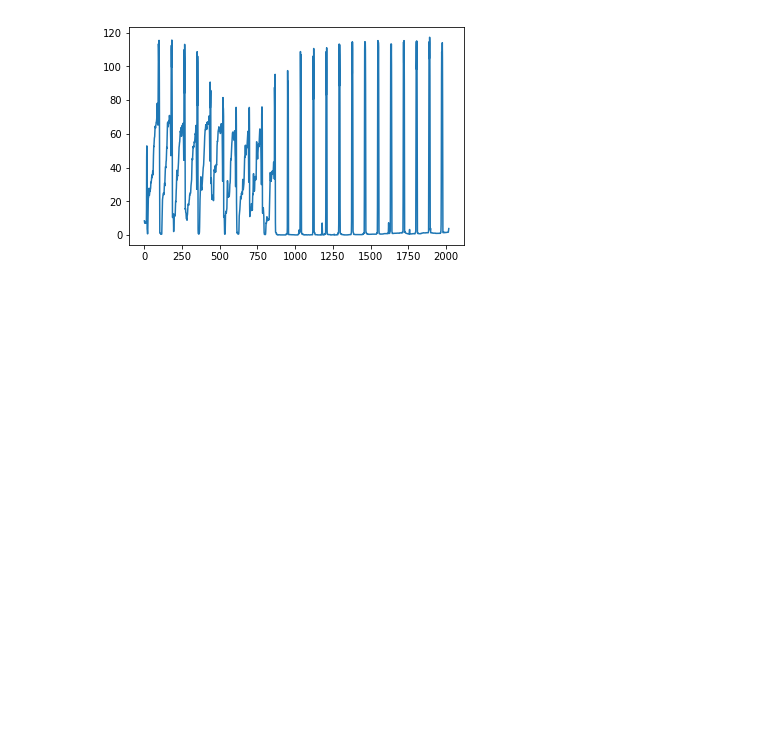
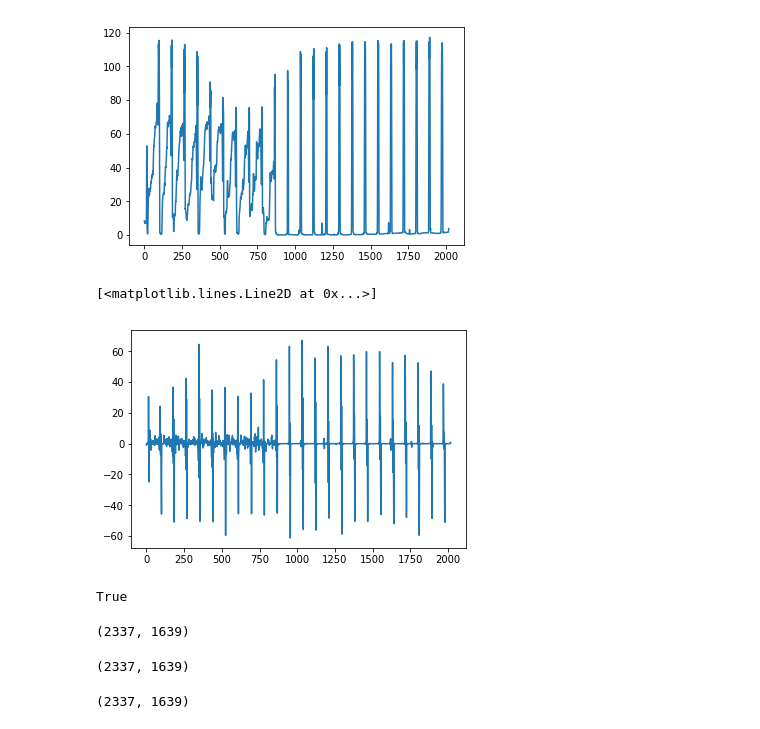
Before and after one commit to ekeleshian/child_handwriting_recognition, a Jupyter notebook: data/handwriting_grade_5/Tinkering with images.ipynb, the cells around one changed output. Cells and saved outputs as stored; diff of their text form; code cells hidden in the pictures; blank space fills up the shorter version.

```diff
--- a/data/handwriting_grade_5/Tinkering with images.ipynb
+++ b/data/handwriting_grade_5/Tinkering with images.ipynb
@@ -257,0 +257,77 @@ sub_arrays = np.array_split(stds, 22)
+# %%
+diff_stds = []
+for idx, std in enumerate(stds):
+    try:
+        diff_stds.append(stds[idx+1] - stds[idx])
+    except:
+        break
+# %%
+plt.plot(diff_stds)
+# %% [output]
+[<matplotlib.lines.Line2D at 0x...>]
+[figure, added]
+# %%
+
+img = cv2.bitwise_not(image_2)
+th2 = cv2.adaptiveThreshold(img,255, cv2.ADAPTIVE_THRESH_MEAN_C,cv2.THRESH_BINARY,15,-2)
+cv2.imwrite('result1.jpg', th2)
+
+horizontal = th2
+rows,cols = horizontal.shape
+
+#inverse the image, so that lines are black for masking
+# horizontal_inv = cv2.bitwise_not(horizontal)
+# cv2.imwrite('result1.5.jpg', horizontal_inv)
+# #perform bitwise_and to mask the lines with provided mask
+# masked_img = cv2.bitwise_and(img, img, mask=horizontal_inv)
+# cv2.imwrite('result2.jpg', masked_img)
+# # reverse the image back to normal
+# masked_img_inv = cv2.bitwise_not(masked_img)
+# # cv2.imwrite("result3.jpg", th2)
+# cv2.imwrite('result4.jpg', masked_img_inv)
+
+
+horizontalsize = int(cols / 45)
+horizontalStructure = cv2.getStructuringElement(cv2.MORPH_RECT, (horizontalsize,3))
+horizontal = cv2.erode(horizontal, horizontalStructure, (-1, -1))
+horizontal = cv2.dilate(horizontal, horizontalStructure, (-1, -1))
+cv2.imwrite("horizontal.jpg", horizontal)
+
+
+#step1
+edges = cv2.adaptiveThreshold(horizontal,255, cv2.ADAPTIVE_THRESH_MEAN_C,cv2.THRESH_BINARY,3,-2)
+cv2.imwrite("edges.jpg", edges)
+
+
+#step2
+kernel = np.ones((2, 2), dtype = "uint8")
+dilated = cv2.dilate(edges, kernel)
+cv2.imwrite("dilated.jpg", dilated)
+
+# step3
+smooth = horizontal.copy()
+
+#step 4
+smooth = cv2.blur(smooth, (20,20))
+cv2.imwrite("smooth.jpg", smooth)
+
+
+#step 5
+(rows, cols) = np.where(img == 0)
+horizontal[rows, cols] = smooth[rows, cols]
+
+cv2.imwrite("horizontal_final.jpg", horizontal)
+# %% [output]
+True
+# %%
+smooth.shape
+# %% [output]
+(2337, 1639)
+# %%
+horizontal.shape
+# %% [output]
+(2337, 1639)
+# %%
+gray.shape
+# %% [output]
+(2337, 1639)
```
Also changed, not shown: parts of 9 cells of this notebook.
